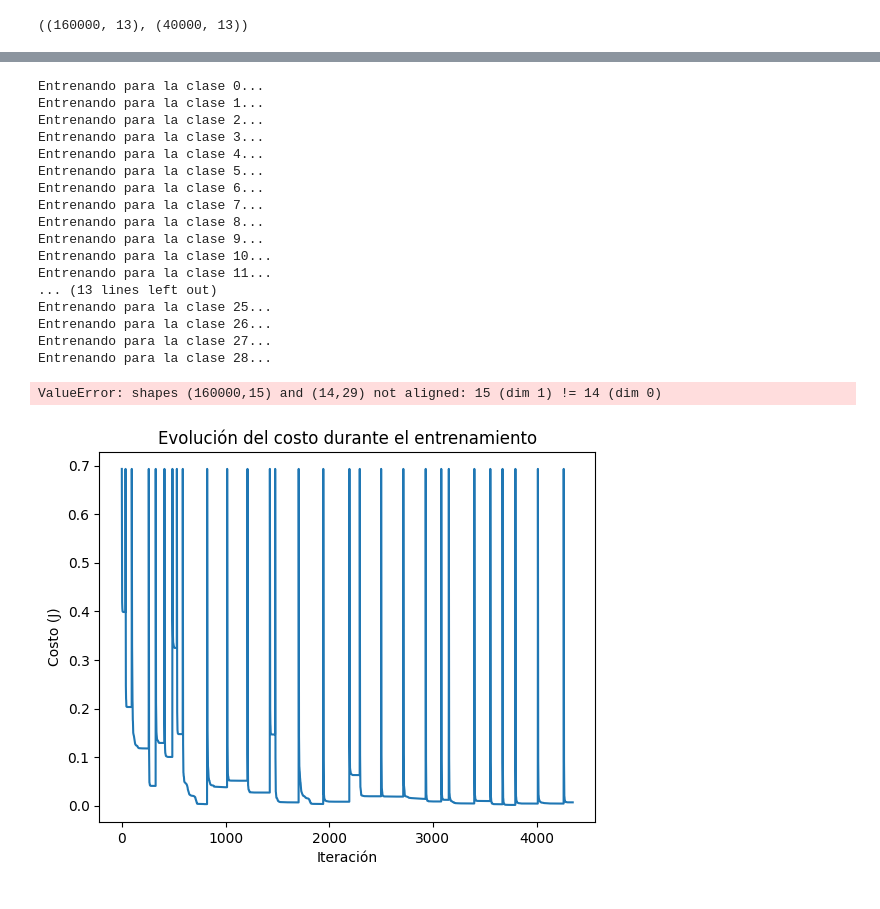
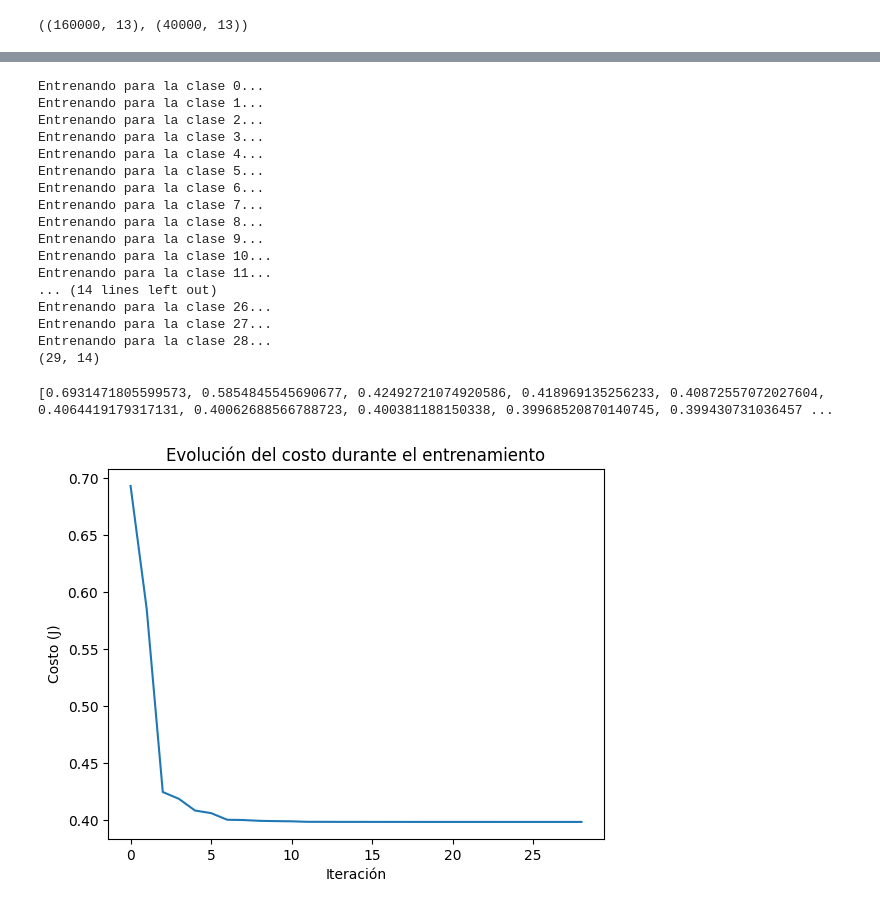
Before and after one commit to OmarChocamani/SIS420-OCL, a Jupyter notebook: Copia_de_reg_log_onevsall_03.ipynb, the cells around one changed output, grey strips where cells are left out. Saved outputs shown, nothing was run; the diff lists cells and outputs as text; code cells hidden in the pictures.

```diff
--- a/Copia_de_reg_log_onevsall_03.ipynb
+++ b/Copia_de_reg_log_onevsall_03.ipynb
@@ -240,7 +230,7 @@ memory usage: 27.5 MB
 #data_sintetico = pd.read_csv('ruta_del_archivo_modificado.csv')
 
 # Especificar las columnas numéricas que queremos graficar
-columnas_numericas = ['price_in_euro', 'power_kw', 'power_ps', 'fuel_consumption_l_100km', 'mileage_in_km']
+columnas_numericas = ['price_in_euro', 'power_kw']
 
 # Crear una figura para comparar cada atributo entre los datasets
 fig, axs = pyplot.subplots(len(columnas_numericas), 2, figsize=(12, 5 * len(columnas_numericas)))
@@ -415,6 +308,7 @@ def sigmoid(z):
     return 1.0 / (1.0 + np.exp(-z))
 # %%
 J_history=[]
+P_history=[]
 def lrCostFunction(theta, X, y, lambda_):
     """
     Calcula el costo de usar theta como parámetro para la regresión logística regularizada y
@@ -445,11 +339,8 @@ def lrCostFunction(theta, X, y, lambda_):
         Un vector de la forma (shape) (n, ) que es el gradiente de la
         función de costo con respecto a theta, en los valores actuales de theta..
     """
-#     alpha = 0.003
-#     theta = theta.copy()
     # Inicializa algunos valores utiles
-    global J_history
-
+    #J_history=[]
     m = y.size
 
     # convierte las etiquetas a valores enteros si son boleanos
@@ -468,10 +359,17 @@ def lrCostFunction(theta, X, y, lambda_):
     J = (1 / m) * np.sum(-y.dot(np.log(h)) - (1 - y).dot(np.log(1 - h))) + (lambda_ / (2 * m)) * np.sum(np.square(temp))
 
     grad = (1 / m) * (h - y).dot(X)
+
+#    P_history.append(h)
 #     theta = theta - (alpha / m) * (h - y).dot(X)
     grad = grad + (lambda_ / m) * temp
 
+    predictions = (h >= 0.5).astype(int)  # Umbral de 0.5 para clasificar
+    correct_predictions = np.sum(predictions == y)  # Contar predicciones correctas
+    precision = correct_predictions / m  # Precisión como proporción de predicciones correctas
+
     J_history.append(J)
+    P_history.append(precision)
 
     return J, grad
 #    return J, theta
@@ -546,6 +407,7 @@ def oneVsAll(X, y, num_labels, lambda_):
     # algunas variables utiles
 
     m, n = X.shape
+    all_J_history=[]
 
     all_theta = np.zeros((num_labels, n + 1))
 
@@ -557,7 +419,9 @@ def oneVsAll(X, y, num_labels, lambda_):
     for c in np.arange(num_labels):
         print(f"Entrenando para la clase {c}...")
         initial_theta = np.zeros(n + 1)
+
         options = {'maxiter': 50}
+        #J_history=[]
         res = optimize.minimize(lrCostFunction,
                                 initial_theta,
                                 (X, (y == c), lambda_),
@@ -565,12 +429,13 @@ def oneVsAll(X, y, num_labels, lambda_):
                                 method='CG',
                                 options=options)
         all_theta[c] = res.x
+        all_J_history.append(J_history[c].copy())
 
 
-    return all_theta
+    return all_theta, all_J_history
 # %%
 lambda_ = 0.1
-all_theta = oneVsAll(X, y, num_labels, lambda_)
+all_theta, all_J_history = oneVsAll(X, y, num_labels, lambda_)
 print(all_theta.shape)
 # %% [output]
 Entrenando para la clase 0...
@@ -585,20 +450,24 @@ Entrenando para la clase 8...
 Entrenando para la clase 9...
 Entrenando para la clase 10...
 Entrenando para la clase 11...
-... (13 lines left out)
-Entrenando para la clase 25...
+... (14 lines left out)
 Entrenando para la clase 26...
 Entrenando para la clase 27...
 Entrenando para la clase 28...
+(29, 14)
-ValueError: shapes (160000,15) and (14,29) not aligned: 15 (dim 1) != 14 (dim 0)
+# %%
+print(all_J_history)
+#print(P_history)
+# %% [output]
+[0.6931471805599573, 0.5854845545690677, 0.42492721074920586, 0.418969135256233, 0.40872557072027604, 0.4064419179317131, 0.40062688566788723, 0.400381188150338, 0.39968520870140745, 0.399430731036457 ...
 # %%
-pyplot.plot(J_history)
+pyplot.plot(all_J_history)
 pyplot.xlabel('Iteración')
 pyplot.ylabel('Costo (J)')
 pyplot.title('Evolución del costo durante el entrenamiento')
 pyplot.show()
 # %% [output]
-[figure, old version]
+[figure, new version]
 # %%
 print(all_theta)
 # %% [output]
```
Also changed, not shown: parts of 24 cells of this notebook.
